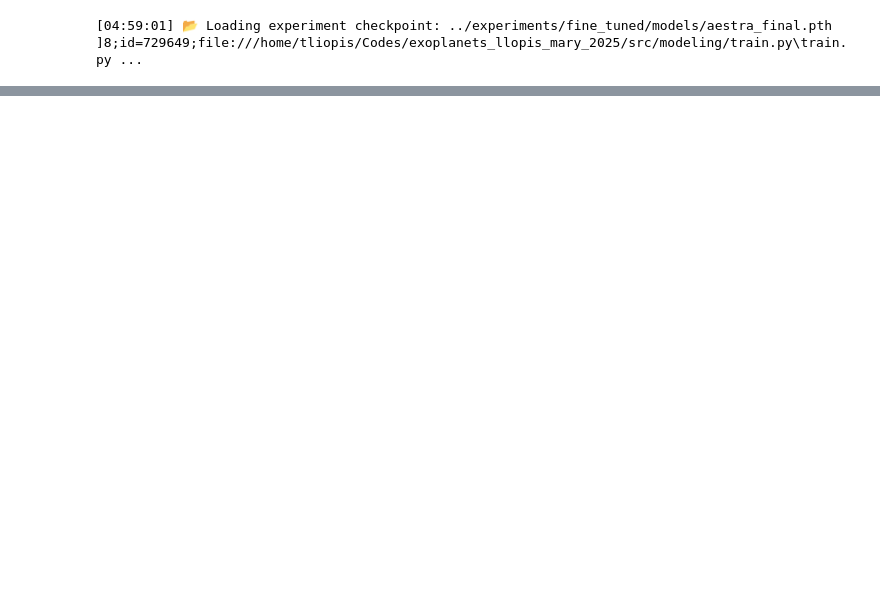
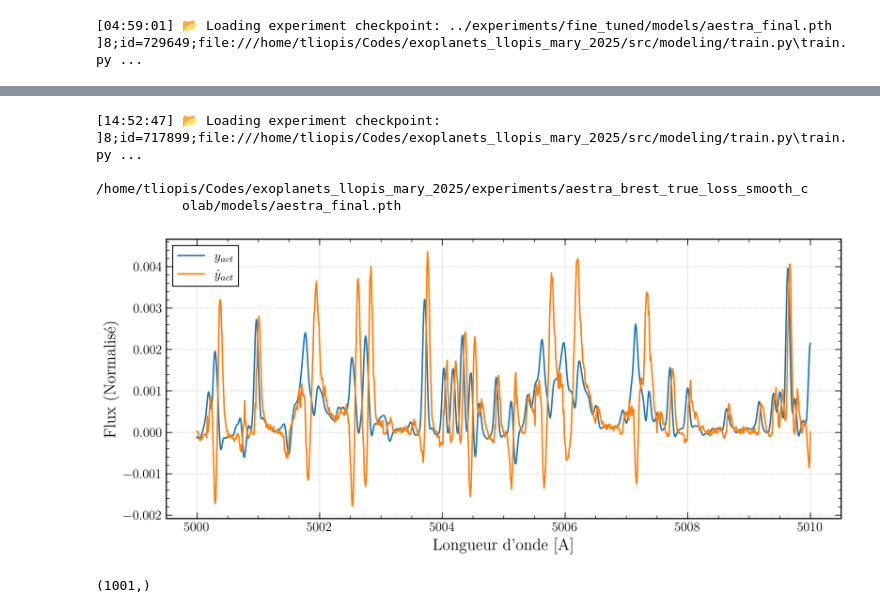
Before and after one commit to theollop/exoplanets_llopis_mary_2025, a Jupyter notebook: notebooks/plot_rapport_2.ipynb, the cells around one changed output, grey strips where cells are left out. Drawn from its saved outputs; the diff is of its cells as text; code cells hidden in the pictures; blank space fills up the shorter version.

```diff
--- a/notebooks/plot_rapport_2.ipynb
+++ b/notebooks/plot_rapport_2.ipynb
@@ -355,0 +252,60 @@ plt.show()
+# %%
+from src.modeling.train import load_experiment_checkpoint
+
+ckpt = load_experiment_checkpoint(
+    "/home/tliopis/Codes/exoplanets_llopis_mary_2025/experiments/aestra_brest_true_loss_smooth_colab/models/aestra_final.pth",
+    dataset_filepath="../data/npz_datasets/soapgpu_ns1275_5000-5010_snr2000_p100_k0p5_phi0.npz",
+    device="cpu",
+)
+
+ckpt_dset = ckpt["dataset"]
+ckpt_model = ckpt["model"]
+
+
+from src.modeling.train import load_experiment_checkpoint
+from src.dataset import generate_collate_fn
+
+
+# Préparer DataLoader
+collate_fn = generate_collate_fn(ckpt_dset)
+dataloader = DataLoader(ckpt_dset, batch_size=32, shuffle=True, collate_fn=collate_fn)
+
+# Modèle en évaluation sur CPU
+ckpt_model.eval()
+device = torch.device("cpu")
+ckpt_model.to(device)
+
+for batch in dataloader:
+    batch_yobs = batch[0].to("cpu")  # [B, P]
+    batch_yact_true = batch[6].to("cpu")  # [B, P]
+    batch_wavegrid = batch[3].to("cpu")
+    batch_vencode = ckpt_model.rvestimator(batch_yobs - ckpt_model.b_rest)
+
+    batch_yact, batch_s = ckpt_model.spender(batch_yobs - ckpt_model.b_rest)
+
+    idx = 30
+    wavegrid = batch_wavegrid[idx].detach().cpu().numpy()
+    yact_true = batch_yact_true[idx].detach().cpu().numpy()
+    yact = batch_yact[idx].detach().cpu().numpy()
+
+    # plot de 1 activitée
+    plt.figure(figsize=(12, 5))
+    plt.plot(wavegrid, yact_true, label="$y_{act}$")
+    plt.plot(wavegrid, yact, label="$\hat{y}_{act}$")
+    plt.xlabel("Longueur d'onde [A]")
+    plt.ylabel("Flux (Normalisé)")
+    plt.grid()
+    plt.legend()
+    plt.show()
+
+    break
+# %% [output]
+[14:52:47] 📂 Loading experiment checkpoint:                                                           ]8;id=717899;file:///home/tliopis/Codes/exoplanets_llopis_mary_2025/src/modeling/train.py\train.py ...
+           /home/tliopis/Codes/exoplanets_llopis_mary_2025/experiments/aestra_brest_true_loss_smooth_c
+           olab/models/aestra_final.pth
+[figure, added]
+# %%
+batch_wavegrid.detach().cpu().numpy()[0].shape
+batch_yact.detach().cpu().numpy()[0].shape
+# %% [output]
+(1001,)
```
Also changed, not shown: parts of 8 cells of this notebook, 6 other files.
